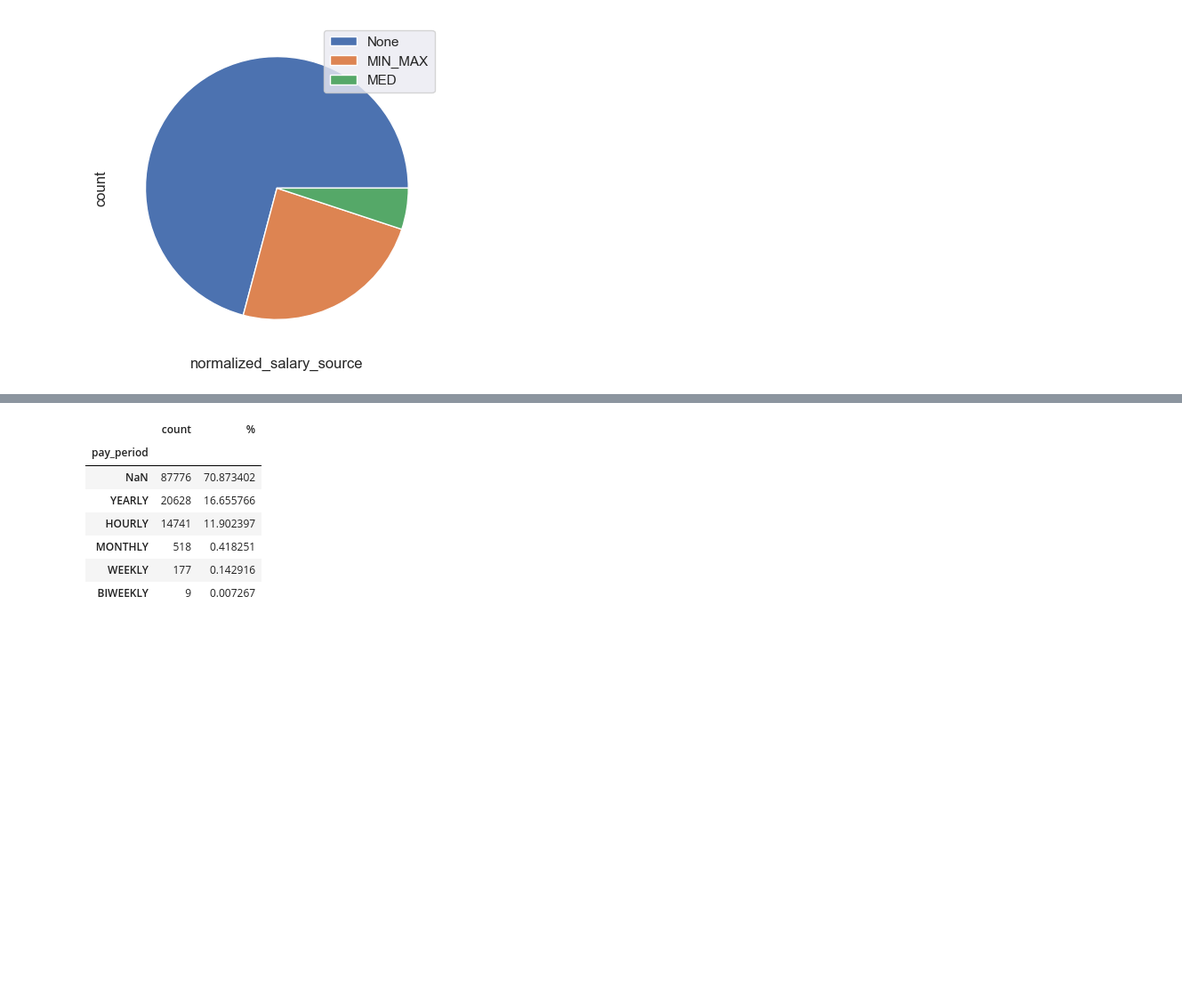
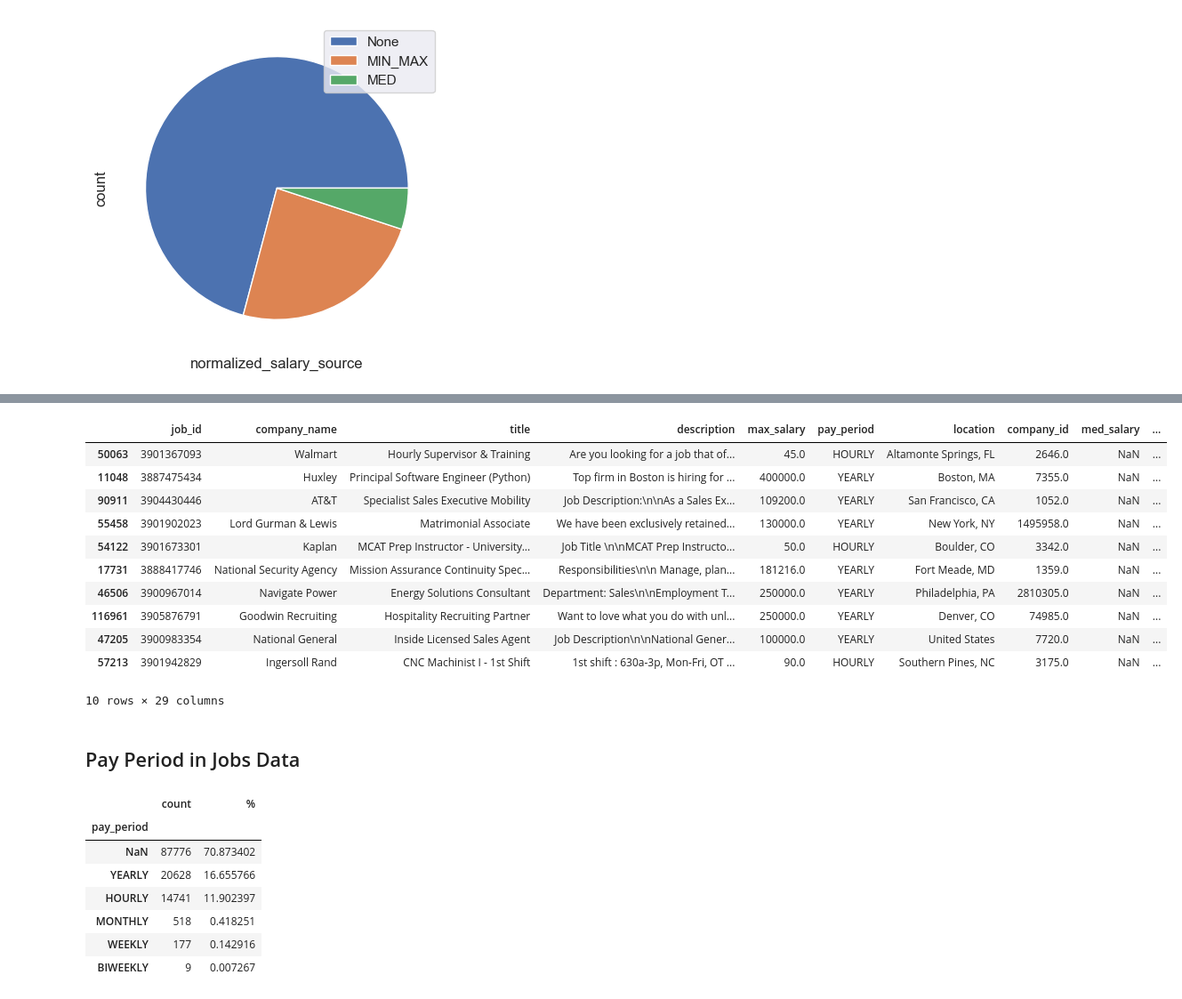
Before and after one commit to nginyc/job_posting_salary_prediction, a Jupyter notebook: explore_dataset.ipynb, the cells around one changed output, grey strips where cells are left out. Shown: that part at 89% size. Drawn from its saved outputs; the diff is of its cells as text; code cells hidden in the pictures; blank space fills up the shorter version.

```diff
--- a/explore_dataset.ipynb
+++ b/explore_dataset.ipynb
@@ -717,3 +761,23 @@ Text(0.5, 0, 'normalized_salary_source')
+# %%
+'''
+P99 jobs look more reasonable.
+'''
+df_jobs[(salary_range_spreads >= stats['99%']) & (salary_range_spreads < stats['99.5%'])].sample(10, random_state=42)
+# %% [output]
+|  | job_id | company_name | title | description | max_salary | pay_period | location | company_id | med_salary | ... |
+| 50063 | 3901367093 | Walmart | Hourly Supervisor & Training | Are you looking for a job that of... | 45.0 | HOURLY | Altamonte Springs, FL | 2646.0 | NaN | ... |
+| 11048 | 3887475434 | Huxley | Principal Software Engineer (Python) | Top firm in Boston is hiring for ... | 400000.0 | YEARLY | Boston, MA | 7355.0 | NaN | ... |
+| 90911 | 3904430446 | AT&T | Specialist Sales Executive Mobility | Job Description:\n\nAs a Sales Ex... | 109200.0 | YEARLY | San Francisco, CA | 1052.0 | NaN | ... |
+| 55458 | 3901902023 | Lord Gurman & Lewis | Matrimonial Associate | We have been exclusively retained... | 130000.0 | YEARLY | New York, NY | 1495958.0 | NaN | ... |
+| 54122 | 3901673301 | Kaplan | MCAT Prep Instructor - University... | Job Title \n\nMCAT Prep Instructo... | 50.0 | HOURLY | Boulder, CO | 3342.0 | NaN | ... |
+| 17731 | 3888417746 | National Security Agency | Mission Assurance Continuity Spec... | Responsibilities\n\n Manage, plan... | 181216.0 | YEARLY | Fort Meade, MD | 1359.0 | NaN | ... |
+| 46506 | 3900967014 | Navigate Power | Energy Solutions Consultant | Department: Sales\n\nEmployment T... | 250000.0 | YEARLY | Philadelphia, PA | 2810305.0 | NaN | ... |
+| 116961 | 3905876791 | Goodwin Recruiting | Hospitality Recruiting Partner | Want to love what you do with unl... | 250000.0 | YEARLY | Denver, CO | 74985.0 | NaN | ... |
+| 47205 | 3900983354 | National General | Inside Licensed Sales Agent | Job Description\n\nNational Gener... | 100000.0 | YEARLY | United States | 7720.0 | NaN | ... |
+| 57213 | 3901942829 | Ingersoll Rand | CNC Machinist I - 1st Shift | 1st shift : 630a-3p, Mon-Fri, OT ... | 90.0 | HOURLY | Southern Pines, NC | 3175.0 | NaN | ... |
+10 rows × 29 columns
+# %% [markdown]
+## Pay Period in Jobs Data
 # %%
 counts = df_jobs['pay_period'].value_counts(dropna=False)
 pd.concat([counts, counts/len(df_jobs)*100], keys=['count', '%'], axis=1)
```
Also changed, not shown: parts of 11 cells of this notebook.
